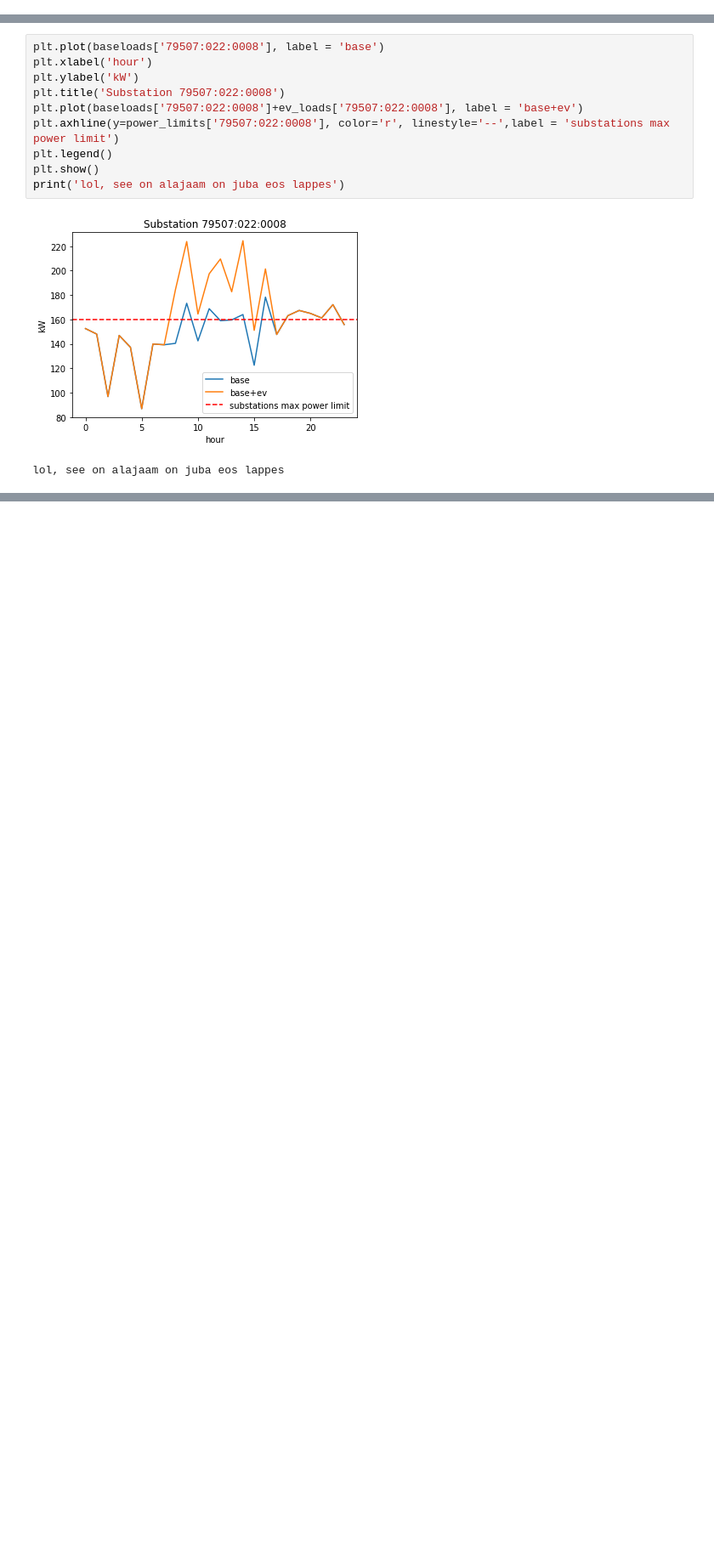
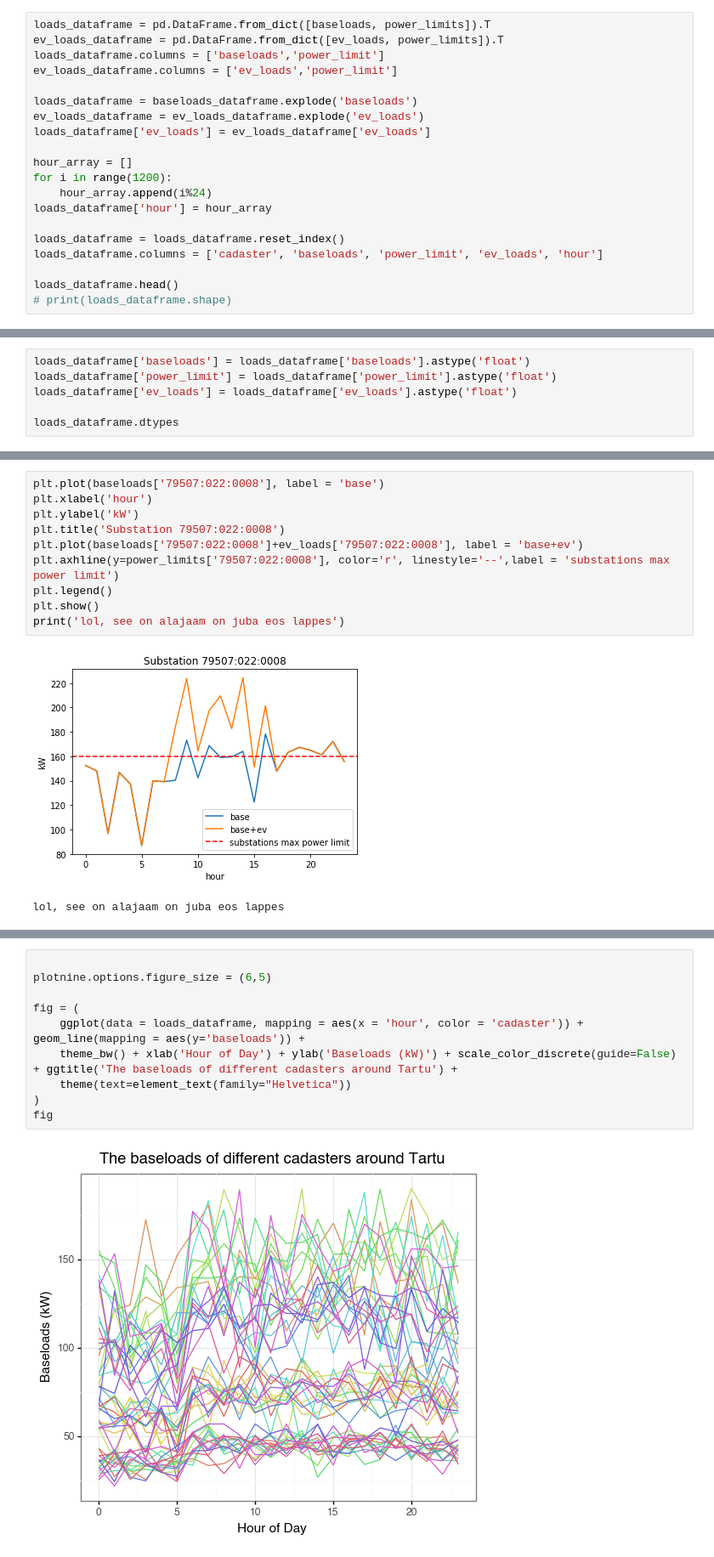
Before and after one commit to ilmaruduste/grid_congestion_manager, a Jupyter notebook: Data_Processing.ipynb, the cells around one changed output, grey strips where cells are left out. Shown at 85% size. Drawn from its saved outputs; the diff is of its cells as text; blank space fills up the shorter version.

Commit message:
Add a few ggplot visualizations to data processing notebook

```diff
--- a/Data_Processing.ipynb
+++ b/Data_Processing.ipynb
@@ -110,0 +114,20 @@ for index, row in grid_locations.iterrows():
+# %%
+loads_dataframe = pd.DataFrame.from_dict([baseloads, power_limits]).T
+ev_loads_dataframe = pd.DataFrame.from_dict([ev_loads, power_limits]).T
+loads_dataframe.columns = ['baseloads','power_limit']
+ev_loads_dataframe.columns = ['ev_loads','power_limit']
+
+loads_dataframe = baseloads_dataframe.explode('baseloads')
+ev_loads_dataframe = ev_loads_dataframe.explode('ev_loads')
+loads_dataframe['ev_loads'] = ev_loads_dataframe['ev_loads']
+
+hour_array = []
+for i in range(1200):
+    hour_array.append(i%24)
+loads_dataframe['hour'] = hour_array
+
+loads_dataframe = loads_dataframe.reset_index()
+loads_dataframe.columns = ['cadaster', 'baseloads', 'power_limit', 'ev_loads', 'hour']
+
+loads_dataframe.head()
+# print(loads_dataframe.shape)
@@ -110,0 +141,6 @@ for index, row in grid_locations.iterrows():
+# %%
+loads_dataframe['baseloads'] = loads_dataframe['baseloads'].astype('float')
+loads_dataframe['power_limit'] = loads_dataframe['power_limit'].astype('float')
+loads_dataframe['ev_loads'] = loads_dataframe['ev_loads'].astype('float')
+
+loads_dataframe.dtypes
@@ -123,0 +185,12 @@ lol, see on alajaam on juba eos lappes
+# %%
+
+plotnine.options.figure_size = (6,5)
+
+fig = (
+    ggplot(data = loads_dataframe, mapping = aes(x = 'hour', color = 'cadaster')) + geom_line(mapping = aes(y='baseloads')) +
+    theme_bw() + xlab('Hour of Day') + ylab('Baseloads (kW)') + scale_color_discrete(guide=False) + ggtitle('The baseloads of different cadasters around Tartu') +
+    theme(text=element_text(family="Helvetica"))
+)
+fig
+# %% [output]
+[figure, added]
```
Also changed, not shown: parts of 12 cells of this notebook.
